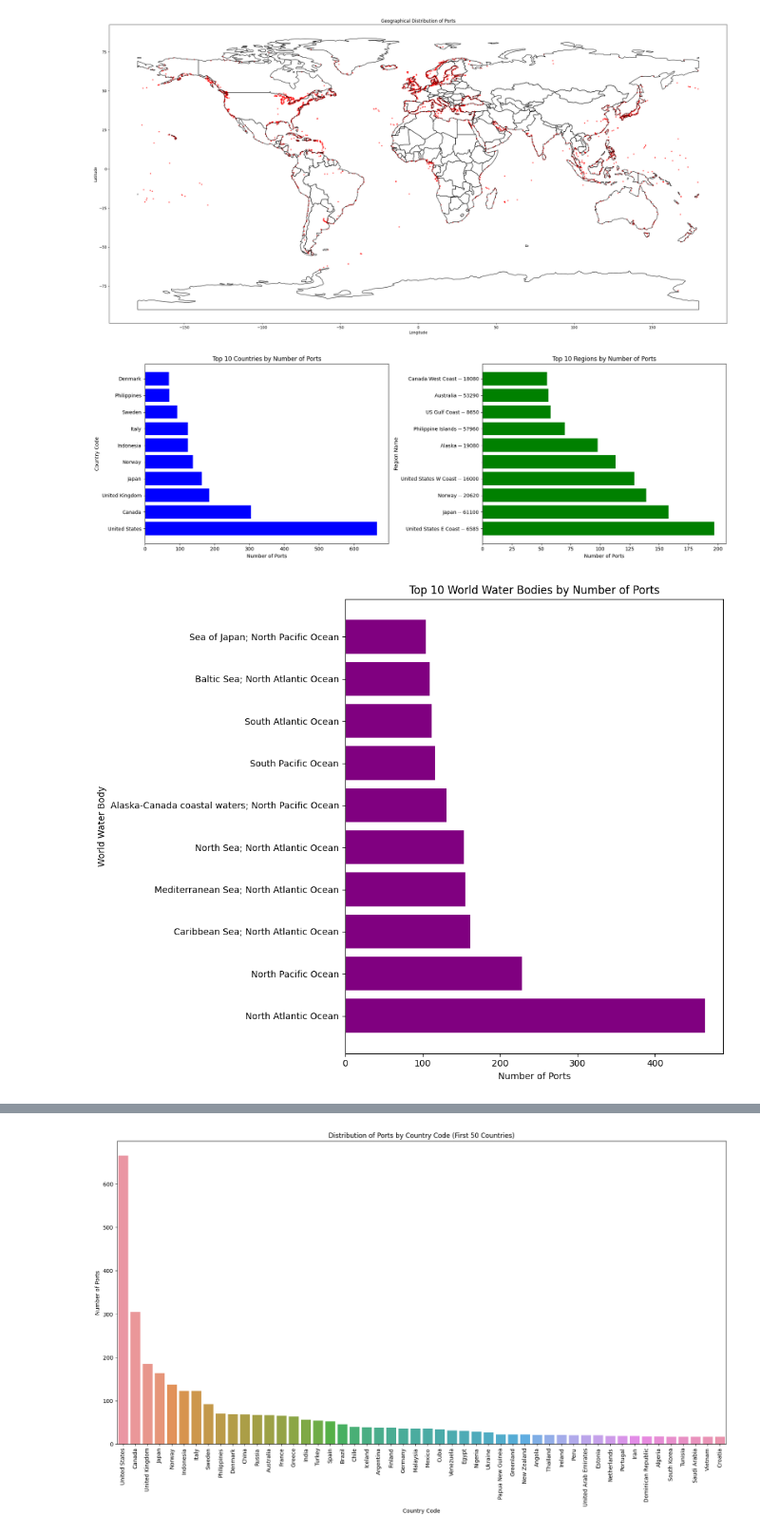
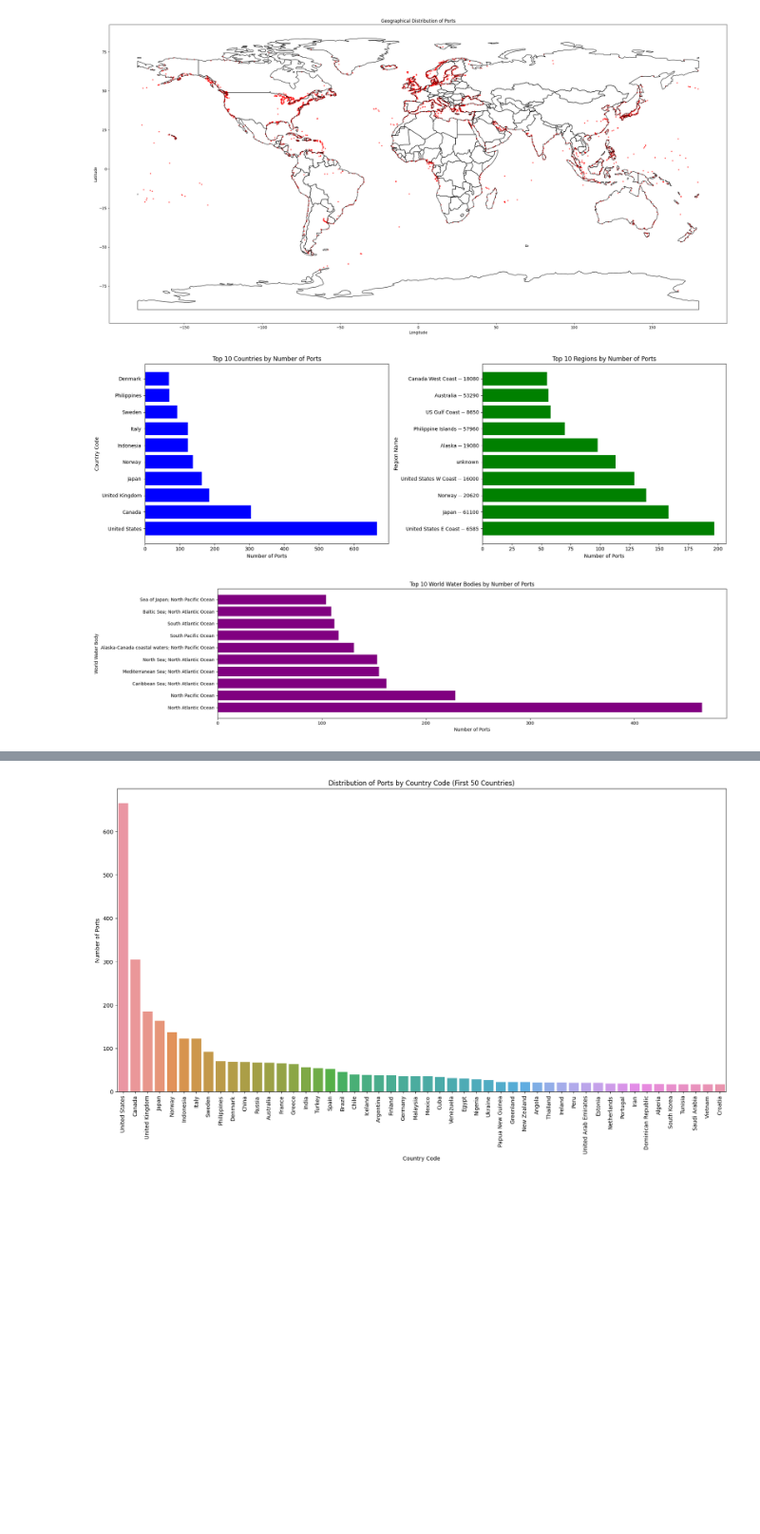
Before and after one commit to mohamadsolouki/Exploratory-Data-Analysis, a Jupyter notebook: EDA.ipynb, the cells around one changed output, grey strips where cells are left out. Shown at 95% size. Drawn from its saved outputs; the diff is of its cells as text; code cells hidden in the pictures; blank space fills up the shorter version.

```diff
--- a/EDA.ipynb
+++ b/EDA.ipynb
@@ -26,3 +27,22 @@ RangeIndex: 3824 entries, 0 to 3823
 Columns: 107 entries, World Port Index Number to Longitude
 dtypes: float64(15), int64(1), object(91)
 memory usage: 3.1+ MB
+# %%
+# Function to delete columns with more than 60% values equal to zero, space, and 'Unknown'
+def drop_columns(df):
+    num_rows = len(df)
+    threshold = 0.6 * num_rows
+    cols_to_drop = []
+
+    for col in df.columns:
+        zero_count = (df[col] == 0).sum()
+        space_count = (df[col] == ' ').sum()
+        unknown_count = (df[col] == 'Unknown').sum()
+
+        if zero_count + space_count + unknown_count > threshold:
+            cols_to_drop.append(col)
+
+    return df.drop(columns=cols_to_drop)
+
+# Apply the function to the sample DataFrame
+df = drop_columns(df)
@@ -59,3 +153,12 @@ dtype: int64
+# %%
+# Drop the specified columns
+df = df.drop(columns=['UN/LOCODE', 'Digital Nautical Chart', 'Publication Link', 'Standard Nautical Chart'])
+
+# Replace fields with just a space with 'unknown'
+df = df.fillna('Unknown')
+
+# Replace space with 'unknown'
+df = df.replace(' ', 'unknown')
 # %%
 # Identifying numerical columns
 numerical_columns = df.select_dtypes(include=[np.number]).columns.tolist()
@@ -152,22 +247,22 @@ axes[1].set_ylabel('Region Name')
 plt.tight_layout()
 plt.show()
 # %% [output]
-[figure, old version]
+[figure, new version]
 # %%
 # Analyzing the distribution of ports by world water bodies
 water_body_distribution = df['World Water Body'].value_counts().reset_index()
 water_body_distribution.columns = ['World Water Body', 'Number of Ports']
 
 # Plotting the distribution by world water bodies
-plt.figure(figsize=(10, 8))
+plt.figure(figsize=(20, 5))
 plt.barh(water_body_distribution['World Water Body'][:10], water_body_distribution['Number of Ports'][:10], color='purple')
 plt.title('Top 10 World Water Bodies by Number of Ports')
 plt.xlabel('Number of Ports')
 plt.ylabel('World Water Body')
 plt.tight_layout()
 plt.show()
 # %% [output]
-[figure, old version]
+[figure, new version]
 # %%
 # Extracting columns related to facilities and services
 facilities_columns = [col for col in df.columns if 'Facility -' in col or 'Supplies -' in col or 'Services -' in col]
```
Also changed, not shown: parts of 27 cells of this notebook.
